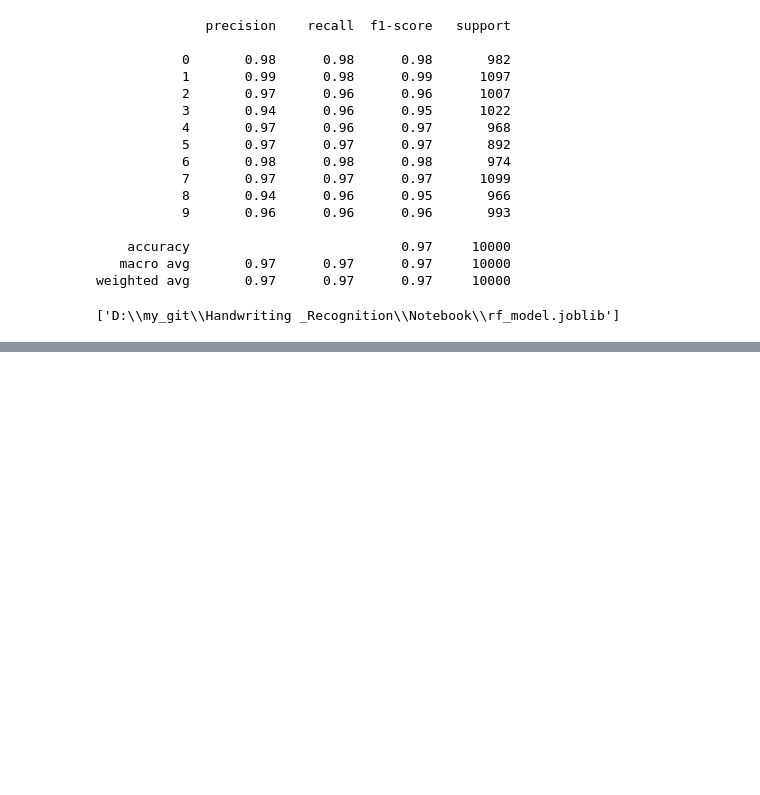
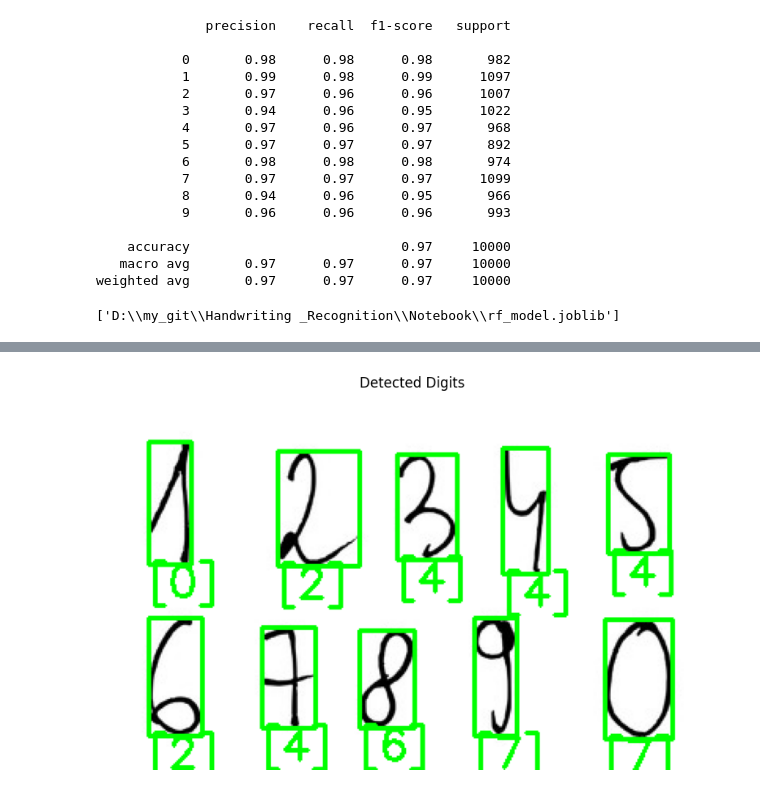
Before and after one commit to Seetharamanrs/Handwriting-Recognition, a Jupyter notebook: Notebook/Notebook.ipynb, the cells around one changed output, grey strips where cells are left out. Cells and saved outputs as stored; diff of their text form; code cells hidden in the pictures; blank space fills up the shorter version.

```diff
--- a/Notebook/Notebook.ipynb
+++ b/Notebook/Notebook.ipynb
@@ -158,0 +202,23 @@ print(pred_mo)
+# %%
+pred_dig=[]
+
+img_copy = img.copy()
+for c in cont:
+    x,y,w,h=cv2.boundingRect(c)
+    x1 = max(x - pad, 0)
+    y1 = max(y - pad, 0)
+    x2 = min(x + w + pad, thres.shape[1])
+    y2 = min(y + h + pad, thres.shape[0])
+    roi = thres[y1:y2, x1:x2]
+    if w<5 or h<5:
+        continue
+    roi=thres[y:y+h,x:x+w]
+    roi_inv = cv2.bitwise_not(roi)
+    resized=cv2.resize(roi,(28,28))
+
+    input_img=resized.reshape(1,-1).astype('int')
+    pred = rf_model.predict(input_img)
+    pred_dig.append(str(pred[0]))
+    cv2.rectangle(img, (x, y), (x+w, y+h), (0, 255, 0), 2)
+    cv2.putText(img_copy, str(pred), (x, y + h + 20),
+            cv2.FONT_HERSHEY_SIMPLEX, 0.9, (0, 255, 0), 2)
@@ -158,0 +229,10 @@ print(pred_mo)
+# %%
+plt.figure(figsize=(10,6))
+plt.imshow(cv2.cvtColor(img_copy, cv2.COLOR_BGR2RGB))
+plt.title("Detected Digits")
+plt.axis('off')
+
+
+plt.show()
+# %% [output]
+[figure, added]
```
Also changed, not shown: parts of 8 cells of this notebook.
